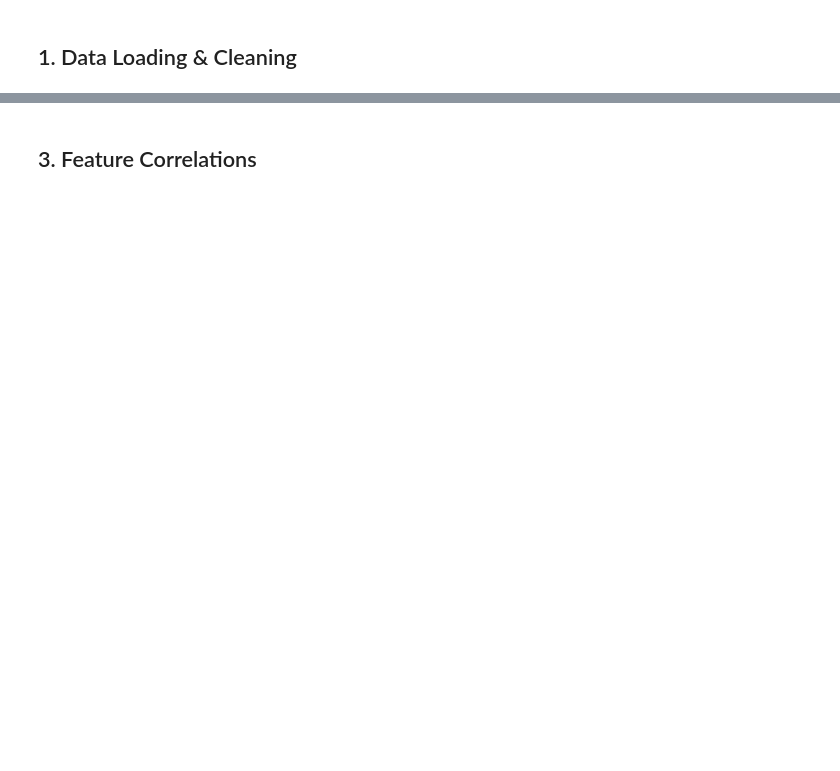
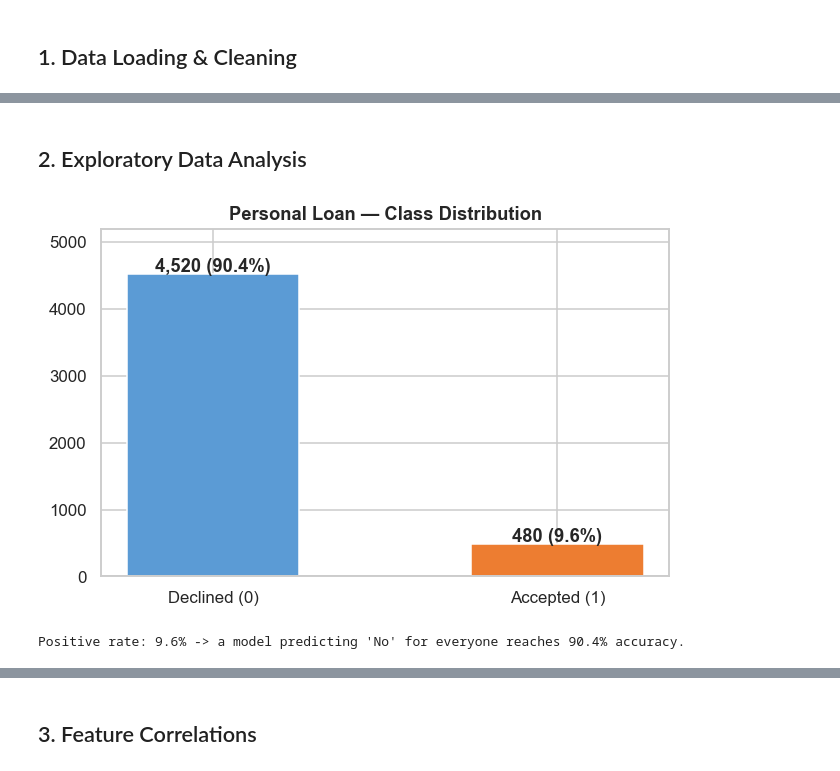
Before and after one commit to islamiabs/personal-loan-prediction, a Jupyter notebook: notebook.ipynb, the cells around one changed output, grey strips where cells are left out. Saved outputs shown, nothing was run; the diff lists cells and outputs as text; code cells hidden in the pictures; blank space fills up the shorter version.

```diff
--- a/notebook.ipynb
+++ b/notebook.ipynb
@@ -66,25 +63,0 @@ We start by examining the class balance and the distribution of key features.
-# %%
-counts = df['Personal Loan'].value_counts()
-labels = ['Declined (0)', 'Accepted (1)']
-colors = ['#5B9BD5', '#ED7D31']
-
-fig, axes = plt.subplots(1, 2, figsize=(12, 4))
-
-# Bar chart
-axes[0].bar(labels, counts.values, color=colors, edgecolor='white', width=0.5)
-for i, v in enumerate(counts.values):
-    axes[0].text(i, v + 30, f'{v:,}', ha='center', fontweight='bold', fontsize=12)
-axes[0].set_title('Personal Loan — Class Distribution', fontsize=14, fontweight='bold')
-axes[0].set_ylabel('Number of Customers')
-axes[0].set_ylim(0, max(counts.values) * 1.15)
-
-# Pie chart
-axes[1].pie(counts.values, labels=labels, colors=colors, autopct='%1.1f%%',
-            startangle=90, wedgeprops=dict(edgecolor='white', linewidth=2),
-            textprops={'fontsize': 12})
-axes[1].set_title('Loan Acceptance Rate', fontsize=14, fontweight='bold')
-
-plt.tight_layout()
-plt.savefig('loan_distribution.png', bbox_inches='tight')
-plt.show()
-print(f"\n⚠️  Class imbalance: only {counts[1]/counts.sum()*100:.1f}% of customers accepted the loan offer.")
@@ -110,0 +78,5 @@ plt.show()
+# %%
+df = df.drop(columns=['ID', 'ZIP Code', 'Experience'])
+TARGET = 'PersonalLoan'
+print(f"Final shape: {df.shape}")
+df.describe().round(2)
@@ -110,0 +94,15 @@ plt.show()
+# %% [markdown]
+## 2. Exploratory Data Analysis
+# %%
+counts = df[TARGET].value_counts().sort_index()
+fig, ax = plt.subplots(figsize=(6, 4))
+ax.bar(['Declined (0)', 'Accepted (1)'], counts.values, color=['#5B9BD5', '#ED7D31'], width=0.5)
+for i, v in enumerate(counts.values):
+    ax.text(i, v + 40, f'{v:,} ({v/counts.sum():.1%})', ha='center', fontweight='bold')
+ax.set_title('Personal Loan — Class Distribution', fontweight='bold')
+ax.set_ylim(0, counts.max() * 1.15)
+plt.tight_layout(); plt.show()
+print(f"Positive rate: {df[TARGET].mean():.1%} -> a model predicting 'No' for everyone reaches {1-df[TARGET].mean():.1%} accuracy.")
+# %% [output]
+[figure, added]
+Positive rate: 9.6% -> a model predicting 'No' for everyone reaches 90.4% accuracy.
```
Also changed, not shown: parts of 55 cells of this notebook, 3 other files.
